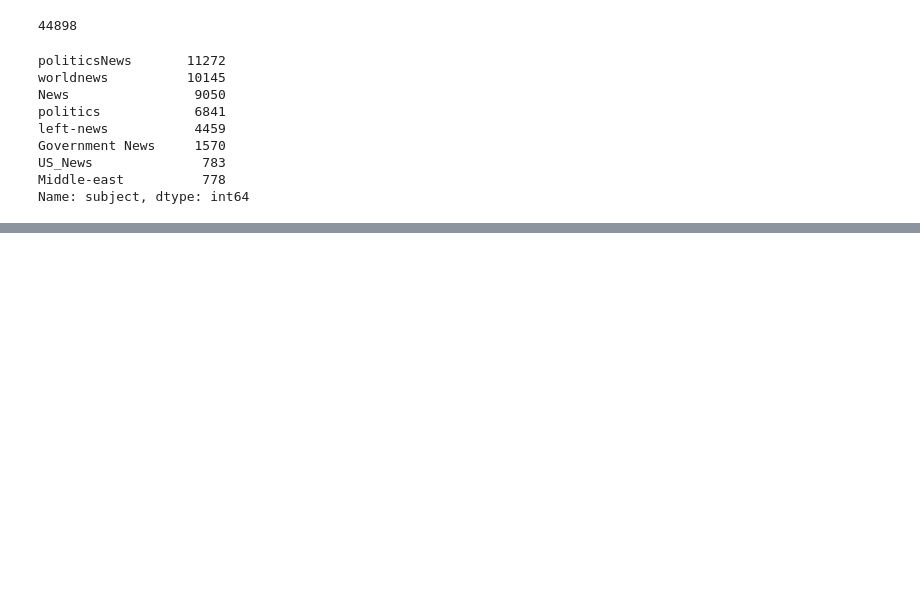
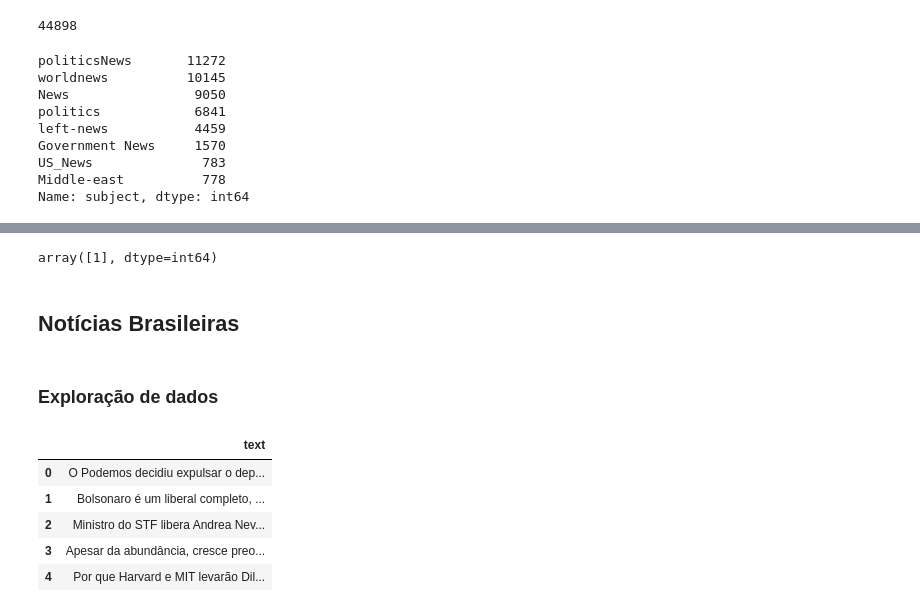
Before and after one commit to pedrolin29/psi_3571_reconhecedor, a Jupyter notebook: Detector_Fake_News.ipynb, the cells around one changed output, grey strips where cells are left out. Cells and saved outputs as stored; diff of their text form; code cells hidden in the pictures; blank space fills up the shorter version.

```diff
--- a/Detector_Fake_News.ipynb
+++ b/Detector_Fake_News.ipynb
@@ -92,0 +146,8 @@ Name: subject, dtype: int64
+# %%
+model.predict([news_test])
+# %% [output]
+array([1], dtype=int64)
+# %% [markdown]
+## Notícias Brasileiras
+# %% [markdown]
+### Exploração de dados
@@ -92,0 +158,9 @@ Name: subject, dtype: int64
+# %%
+true.head()
+# %% [output]
+|  | text |
+| 0 | ﻿O Podemos decidiu expulsar o dep... |
+| 1 | Bolsonaro é um liberal completo, ... |
+| 2 | Ministro do STF libera Andrea Nev... |
+| 3 | Apesar da abundância, cresce preo... |
+| 4 | Por que Harvard e MIT levarão Dil... |
```
Also changed, not shown: parts of 36 cells of this notebook, 3 other files.
